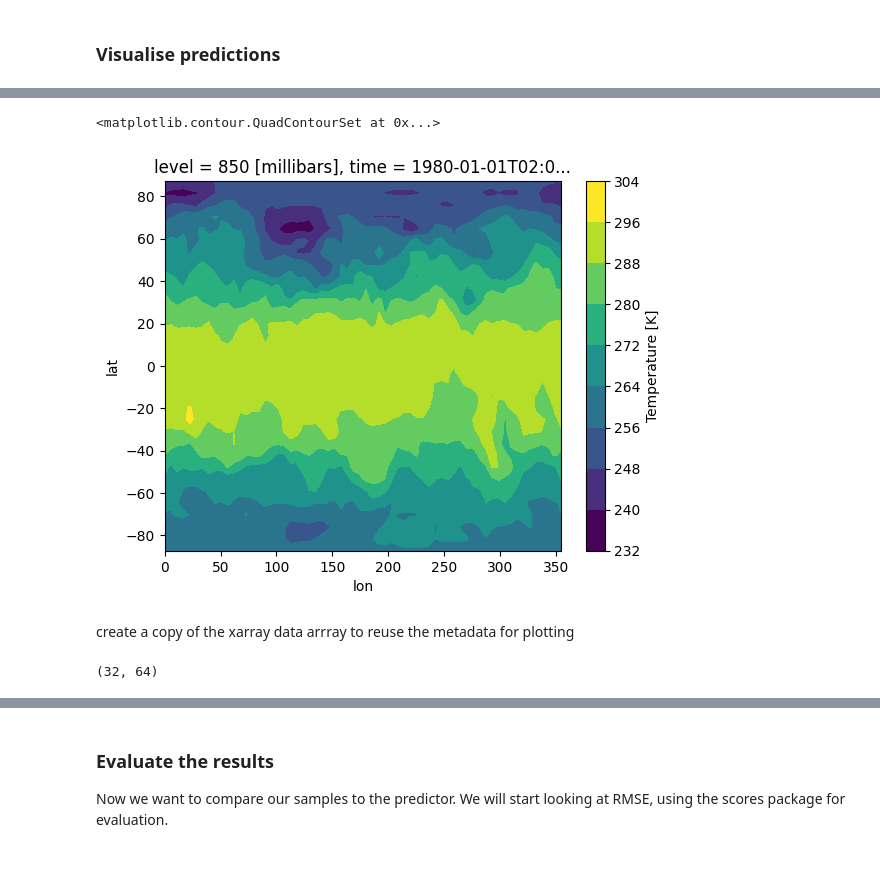
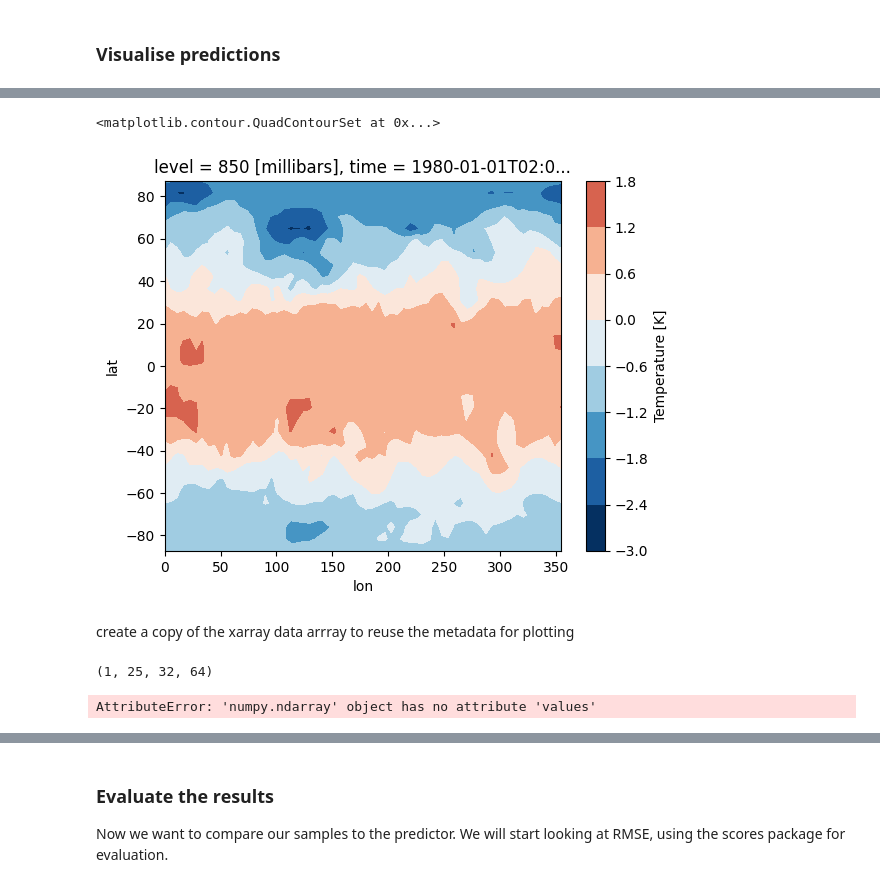
Before and after one commit to MetOffice/ai4c_hackathon, a Jupyter notebook: notebooks/ERA5_autoencoder.ipynb, the cells around one changed output, grey strips where cells are left out. Saved outputs shown, nothing was run; the diff lists cells and outputs as text; code cells hidden in the pictures.

```diff
--- a/notebooks/ERA5_autoencoder.ipynb
+++ b/notebooks/ERA5_autoencoder.ipynb
@@ -136,0 +122,4 @@ def get_rename_dict(xr_ds, var_lut):
+# %%
+wb_arco_path = root_data_dir / 'wb_arco'
+print(wb_arco_path.is_dir())
+wb_arco_path
@@ -220,9 +173,7 @@ class WeatherbenchDataset(torch.utils.data.Dataset):
         )
         return select_tensor
 # %%
-wb_train_ds = WeatherbenchDataset(weatherbench_dir,
-                       (datetime.datetime(1980,1,1,0,0), datetime.datetime(1982,1,1,0,0)),
-                       {'temperature': [850, 500], 'geopotential': [500]},
-                       resolution_dict[5.625],
+wb_train_ds = WeatherbenchDataset(wb_arco_path,
+                       (datetime.datetime(1980,1,1,0,0), datetime.datetime(1981,11,1,0,0)),
                        is_train=True,
                       )
@@ -427,8 +460,8 @@ torch.save(ae_model, 'era5_ae_model.pth')
 # %%
-wb_train_ds._ds_dict[('temperature',850)]['temperature'][2].plot.contourf()
+wb_train_ds._ds_norm['temperature'][2].sel(level=850).plot.contourf()
 # %% [output]
 <matplotlib.contour.QuadContourSet at 0x...>
-[figure, old version]
+[figure, new version]
 # %% [markdown]
 create a copy of the xarray data arrray to reuse the metadata for plotting
 # %%
@@ -438,7 +471,11 @@ pred_arr = (ae_model.forward(wb_val_ds[2].to(device)).to('cpu').detach().numpy()
+# %%
+pred_arr.shape
+# %% [output]
+(1, 25, 32, 64)
 # %%
-pred_da.values.shape
+pred_arr.values.shape
 # %% [output]
-(32, 64)
+AttributeError: 'numpy.ndarray' object has no attribute 'values'
 # %%
 pred_da.values = pred_arr[0,0,:]
 # %%
```
Also changed, not shown: parts of 27 cells of this notebook.
